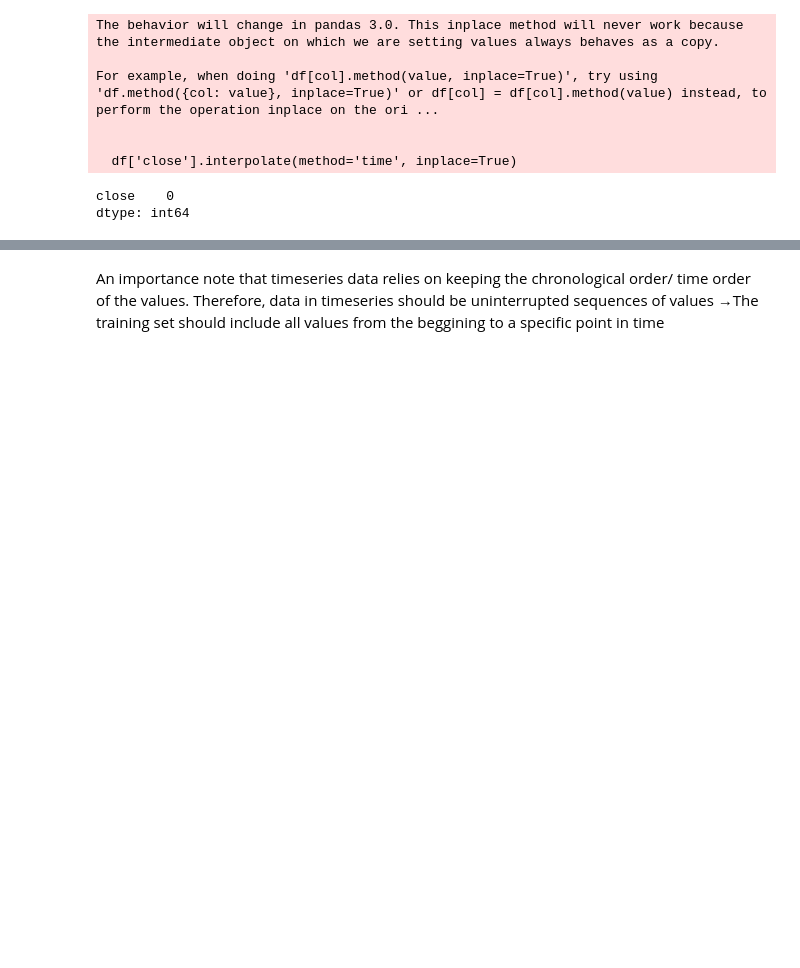
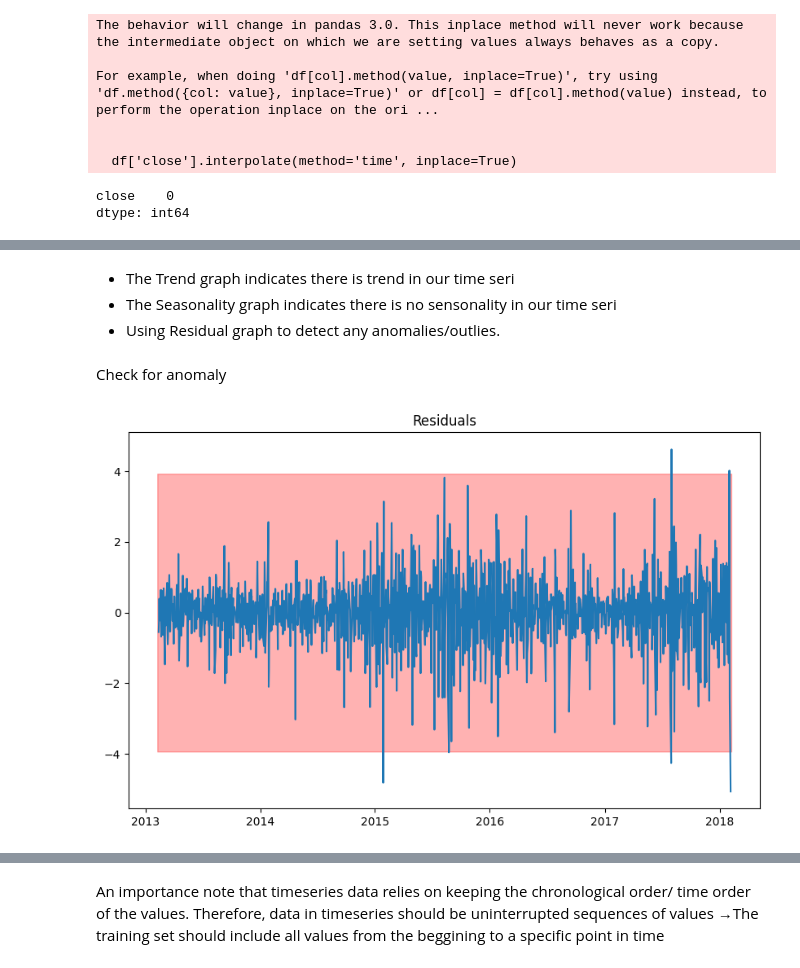
Before and after one commit to chutrunganh/Stock-Price-Prediction-Using-Time-Series, a Jupyter notebook: Code.ipynb, the cells around one changed output, grey strips where cells are left out. Cells and saved outputs as stored; diff of their text form; code cells hidden in the pictures; blank space fills up the shorter version.

```diff
--- a/Code.ipynb
+++ b/Code.ipynb
@@ -223,0 +270,21 @@ dtype: int64
+# %% [markdown]
+- The Trend graph indicates there is trend in our time seri
+- The Seasonality graph indicates there is no sensonality in our time seri
+- Using Residual graph to detect any anomalies/outlies.
+# %% [markdown]
+Check for anomaly
+# %%
+resid_mu = result.resid.mean()
+resid_std = result.resid.std()
+
+threshold = 4
+lower_bound = resid_mu - threshold*resid_std
+upper_bound = resid_mu + threshold*resid_std
+
+plt.figure(figsize=(10, 6))
+plt.plot(result.resid)
+plt.fill_between(result.resid.index, lower_bound, upper_bound, color='red', alpha=0.3)
+plt.title('Residuals')
+plt.show()
+# %% [output]
+[figure, added]
```
Also changed, not shown: parts of 74 cells of this notebook.
